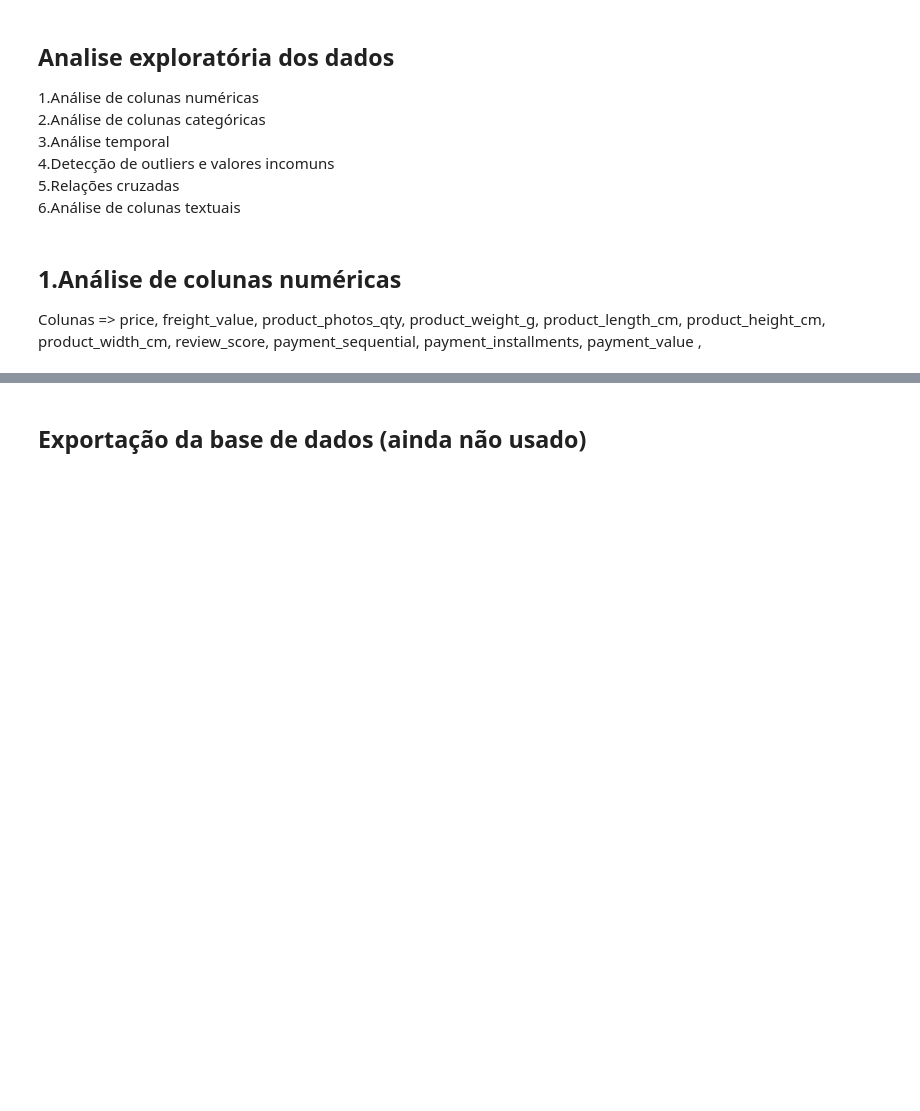
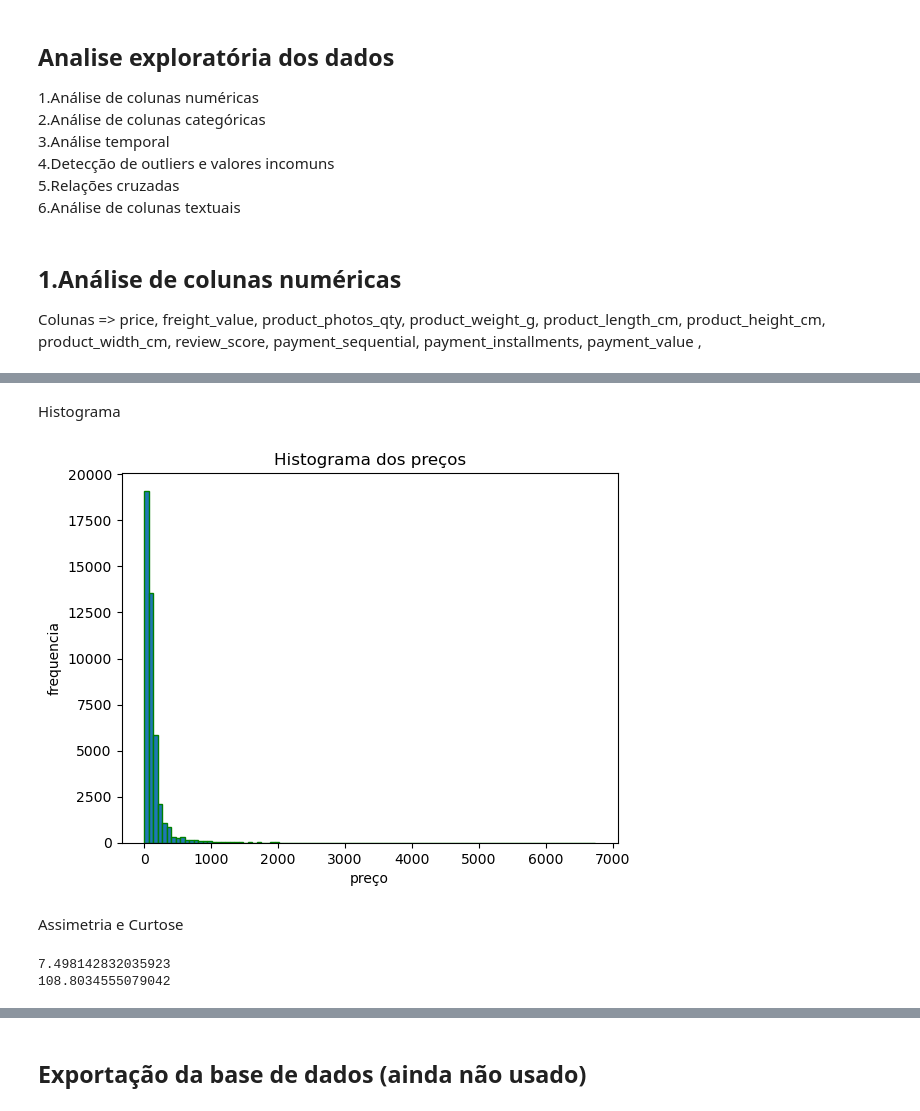
Before and after one commit to supertecode/tcc, a Jupyter notebook: analise_sentimento_previsão_demanda.ipynb, the cells around one changed output, grey strips where cells are left out. Saved outputs shown, nothing was run; the diff lists cells and outputs as text; code cells hidden in the pictures; blank space fills up the shorter version.

```diff
--- a/analise_sentimento_previsão_demanda.ipynb
+++ b/analise_sentimento_previsão_demanda.ipynb
@@ -364,0 +395,18 @@ Colunas => price, freight_value, product_photos_qty, product_weight_g, product_l
+# %% [markdown]
+Histograma
+# %%
+df["price"].plot.hist(bins = 100, edgecolor = 'green')
+plt.title('Histograma dos preços')
+plt.ylabel('frequencia')
+plt.xlabel('preço')
+plt.show()
+# %% [output]
+[figure, added]
+# %% [markdown]
+Assimetria e Curtose
+# %%
+print(skew(df['price']))       # Assimetria
+print(kurtosis(df['price']))  # Curtose
+# %% [output]
+7.498142832035923
+108.8034555079042
```
Also changed, not shown: parts of 60 cells of this notebook.
